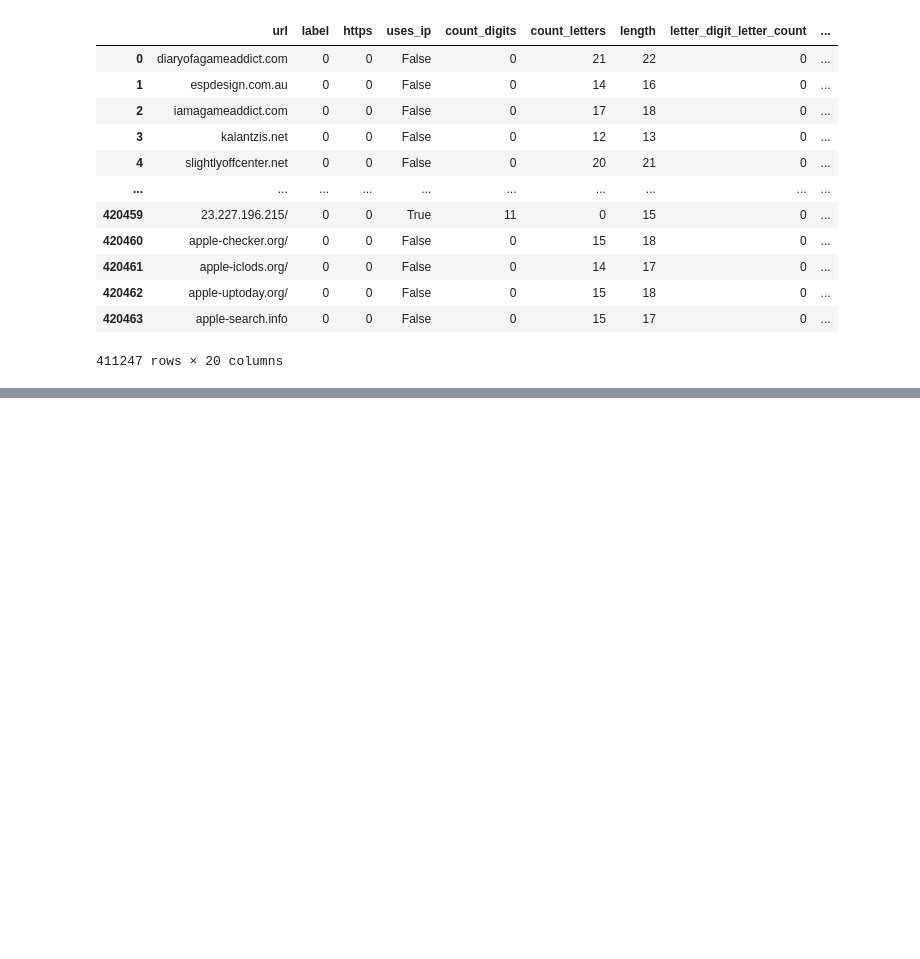
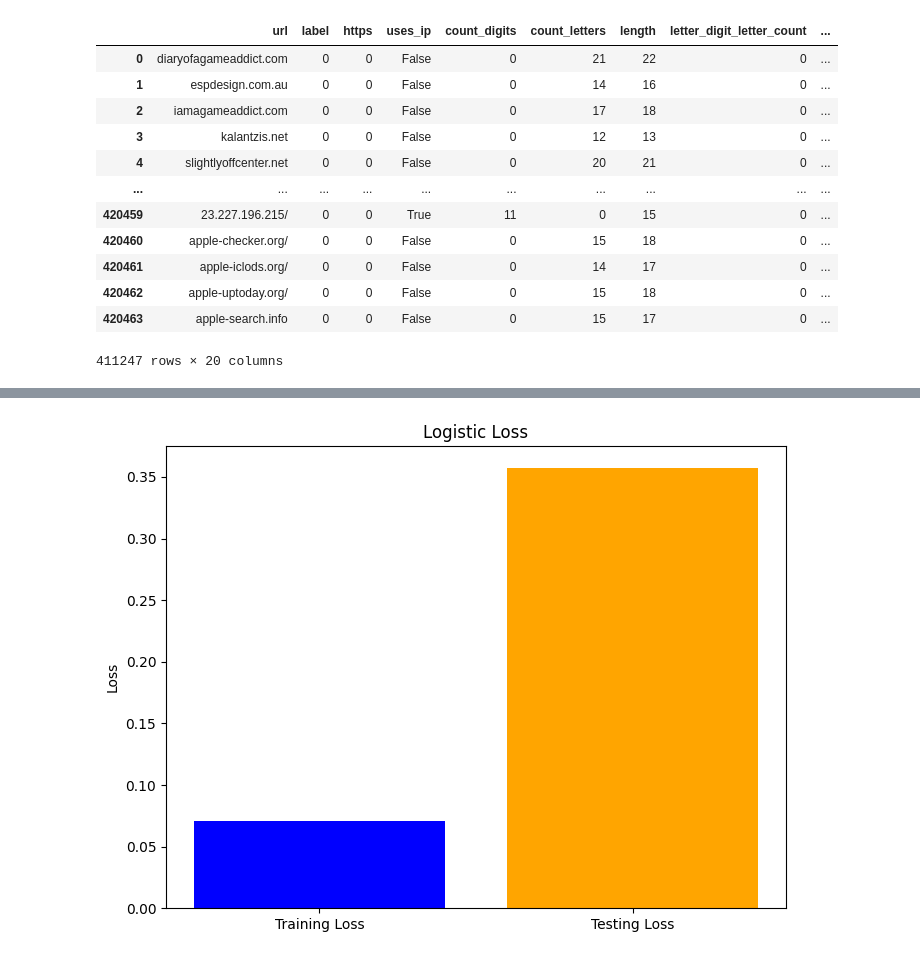
Before and after one commit to roy-asraf1/Identifying-malicious-addresses-by-deep-learning, a Jupyter notebook: cyberwork.ipynb, the cells around one changed output, grey strips where cells are left out. Saved outputs shown, nothing was run; the diff lists cells and outputs as text; code cells hidden in the pictures; blank space fills up the shorter version.

```diff
--- a/cyberwork.ipynb
+++ b/cyberwork.ipynb
@@ -502,0 +537,85 @@ weighted avg   0.862996  0.869228  0.838326  123375.000000
+# %%
+from sklearn.ensemble import RandomForestClassifier
+
+import pandas as pd
+from sklearn.model_selection import train_test_split
+from sklearn.linear_model import LogisticRegression
+from sklearn.metrics import accuracy_score, classification_report, log_loss
+from sklearn.impute import SimpleImputer
+import matplotlib.pyplot as plt
+from urllib.parse import urlparse
+
+# Define the urlparsee function
+def urlparsee(url):
+    parsed_url = urlparse(url)
+    domain = parsed_url.netloc
+
+    # Split domain into its components
+    domain_components = domain.split('.')
+
+    # Encode each component into a one-hot vector
+    domain_vector = []
+    for component in domain_components:
+        if component.isdigit():
+            domain_vector.append(int(component))  # If the component is a number, simply append it
+        else:
+            for char in component:
+                domain_vector.append(ord(char))  # Convert characters to ASCII and append
+
+    # Find the most common urlparse
+    most_common_urlparse = max(set(domain_components), key=domain_components.count)
+
+    return domain_vector, most_common_urlparse
+
+# Define features (X) and target variable (y)
+X = df[[ 'uses_ip','count_letters', 'length', 'count_digits','number_rate','alphabet_entropy','uses_ip_address','uses_default_port','longest_word_length',
+        'letter_digit_letter_count', 'digit_letter_digit_count',
+         'has_suspicious_keywords',
+         'has_subdomains','numberDots','numberHyphen','numberBackSlash']]
+y = df['label']
+
+# Split the dataset into training and testing sets
+X_train, X_test, y_train, y_test = train_test_split(X, y, test_size=0.3, random_state=42)
+
+# Impute missing values
+imputer = SimpleImputer(strategy='constant', fill_value=0)
+X_train_imputed = imputer.fit_transform(X_train)
+X_test_imputed = imputer.transform(X_test)
+
+# Train the Random Forest Classifier model
+model = RandomForestClassifier(random_state=42)
+model.fit(X_train_imputed, y_train)
+
+# Predict on the testing set
+y_pred = model.predict(X_test_imputed)
+
+# Calculate accuracy
+accuracy = accuracy_score(y_test, y_pred)
+print("Accuracy:", accuracy)
+
+# Calculate log loss
+train_loss = log_loss(y_train, model.predict_proba(X_train_imputed))
+test_loss = log_loss(y_test, model.predict_proba(X_test_imputed))
+print("Train Loss:", train_loss)
+print("Test Loss:", test_loss)
+
+# Generate classification report
+class_report = classification_report(y_test, y_pred)
+print("Classification Report:")
+print(class_report)
+
+# Generate class-wise metrics
+class_report_df = pd.DataFrame(classification_report(y_test, y_pred, output_dict=True)).transpose()
+print("Class-wise Metrics:")
+print(class_report_df)
+
+# Plot logistic loss
+loss_values = [train_loss, test_loss]
+labels = ['Training Loss', 'Testing Loss']
+
+plt.figure(figsize=(8, 6))
+plt.bar(labels, loss_values, color=['blue', 'orange'])
+plt.title('Logistic Loss')
+plt.ylabel('Loss')
+plt.show()
+# %% [output]
@@ -502,0 +642 @@ weighted avg   0.862996  0.869228  0.838326  123375.000000
+[figure, added]
```
Also changed, not shown: parts of 9 cells of this notebook.
